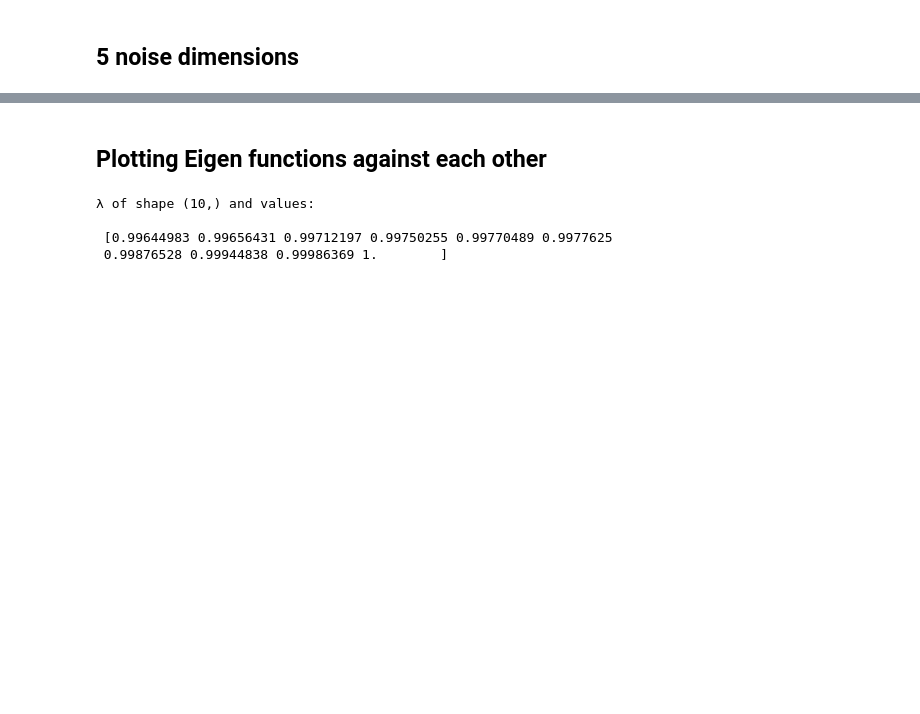
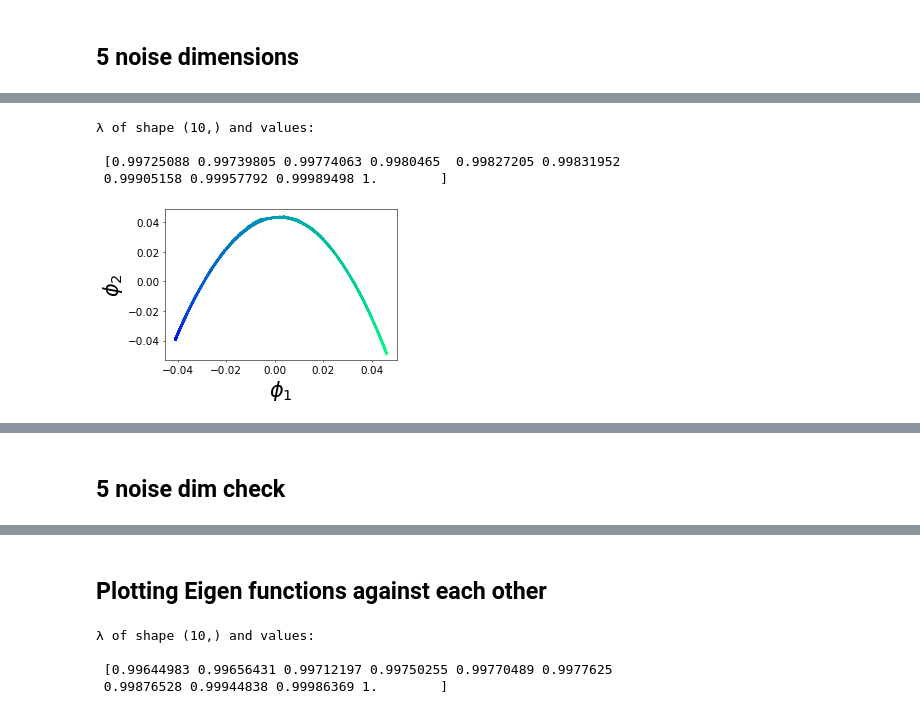
Before and after one commit to evtodorov/MLCMS, a Jupyter notebook: Final_Project/Diffusion_Maps/Diffusion_Maps.ipynb, the cells around one changed output, grey strips where cells are left out. Cells and saved outputs as stored; diff of their text form; code cells hidden in the pictures; blank space fills up the shorter version.

```diff
--- a/Final_Project/Diffusion_Maps/Diffusion_Maps.ipynb
+++ b/Final_Project/Diffusion_Maps/Diffusion_Maps.ipynb
@@ -314,3 +324,3 @@ rng
 # %%
-Unormal = rng.normal(loc=0, scale=1, size=(5,5))
+Unormal = rng.normal(loc=0, scale=1, size=(8,8))
 Unormal
@@ -329,16 +393,23 @@ X_es1_n5 = t_set_n5 @ U
 # %%
 num_values_1 = 10
 λ_n5, Φ_n5 = diffusion_map(X_es1_n5, num_values_1)
-print(f'λ of shape {np.shape(λ_n2)} and values: \n \n {λ_n2}')
+print(f'λ of shape {np.shape(λ_n5)} and values: \n \n {λ_n5}')
+# %% [output]
+λ of shape (10,) and values:
+
+ [0.99725088 0.99739805 0.99774063 0.9980465  0.99827205 0.99831952
+ 0.99905158 0.99957792 0.99989498 1.        ]
 # %%
-Φ_1_flipped_n2 = np.fliplr(Φ_n2) # Flip to get in order of decending λ
-hor_axis_eigen_n2 = Φ_1_flipped_n2.T[1]
+Φ_1_flipped_n5 = np.fliplr(Φ_n5) # Flip to get in order of decending λ
+hor_axis_eigen_n5 = Φ_1_flipped_n5.T[1]
 for i in range(2, num_values_1):
     plt.figure()
-    plt.scatter(hor_axis_eigen_n2, Φ_1_flipped_n2[:,i], s=5, c=t1, cmap='winter')
+    plt.scatter(hor_axis_eigen_n5, Φ_1_flipped_n5[:,i], s=5, c=t1, cmap='winter')
     plt.xticks(fontsize = 15)
     plt.yticks(fontsize = 15)
     plt.locator_params(axis='x', nbins=5)
     plt.xlabel(fr'$\phi_1$', fontsize = 30)
     plt.ylabel(fr'$\phi_{i}$', fontsize = 30)
     plt.show()
+# %% [output]
+[figure, added]
@@ -344,0 +423,2 @@ for i in range(2, num_values_1):
+# %% [markdown]
+## 5 noise dim check
```
Also changed, not shown: parts of 29 cells of this notebook, 6 other files.
